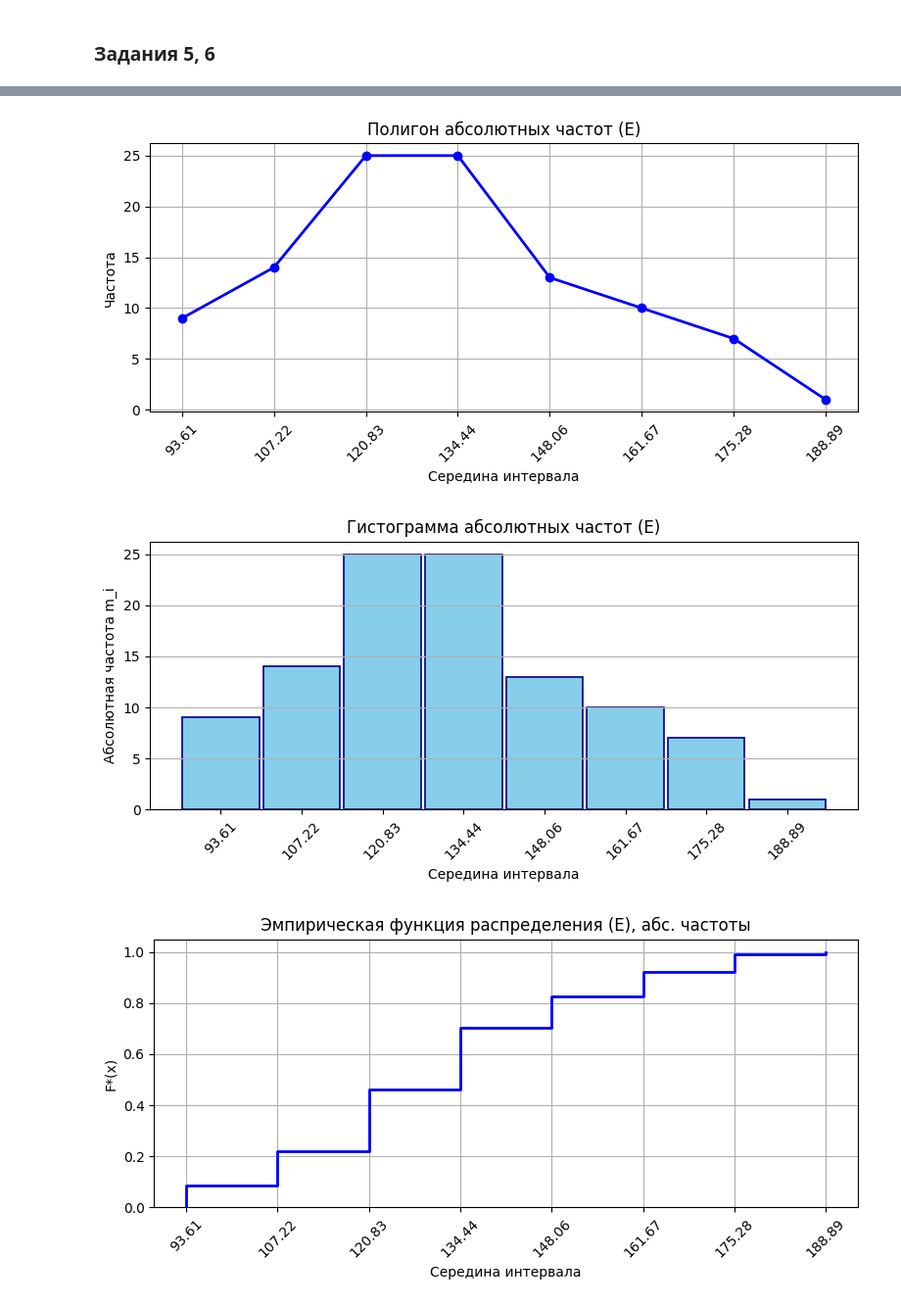
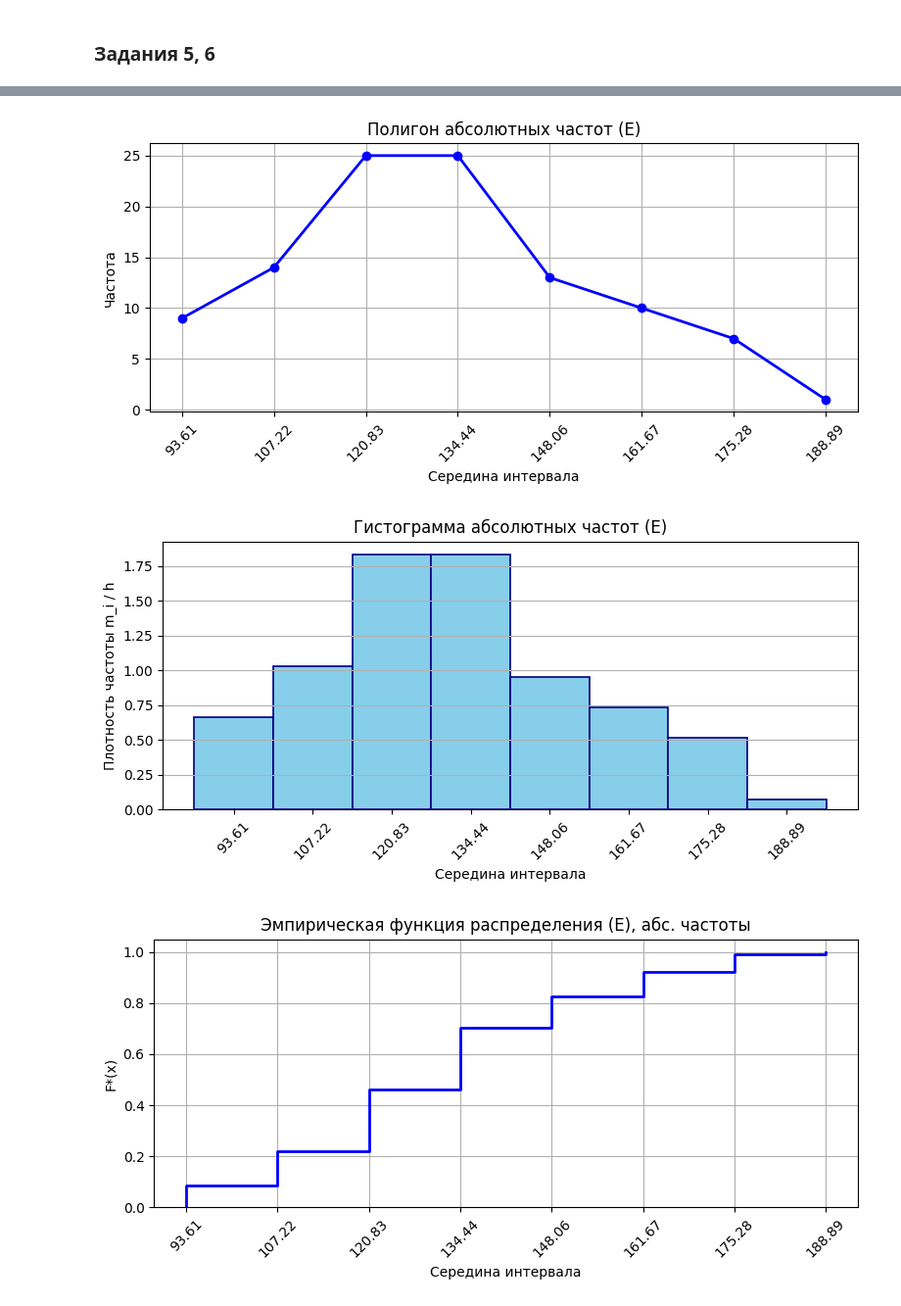
Before and after one commit to the-mvi/smedh-2026, a Jupyter notebook: 2381_Dolotov_NA_Zazulya_IA/task1.ipynb, the cells around one changed output, grey strips where cells are left out. Shown at 98% size. Drawn from its saved outputs; the diff is of its cells as text; code cells hidden in the pictures.

```diff
--- a/2381_Dolotov_NA_Zazulya_IA/task1.ipynb
+++ b/2381_Dolotov_NA_Zazulya_IA/task1.ipynb
@@ -261,8 +261,8 @@ def plot_polygon(midpoints, freqs, title):
 
 def plot_histogram(midpoints, freqs, h, title, ylabel):
     plt.figure(figsize=(8, 4))
-    plt.bar(midpoints, freqs, width=h * 0.95, color='skyblue',
-            edgecolor='navy', linewidth=1.2)
+    plt.bar(midpoints, [f / h for f in freqs], width=h, color='skyblue',
+        edgecolor='navy', linewidth=1.2)
     plt.title(title)
     plt.xlabel('Середина интервала')
     plt.ylabel(ylabel)
@@ -294,13 +294,13 @@ for col in ['nu', 'E']:
     print(f"\nПризнак: {col} - абсолютные частоты")
 
     plot_polygon(mid, fa, f'Полигон абсолютных частот ({col})')
-    plot_histogram(mid, fa, h, f'Гистограмма абсолютных частот ({col})', 'Абсолютная частота m_i')
+    plot_histogram(mid, fa, h, f'Гистограмма абсолютных частот ({col})', 'Плотность частоты m_i / h')
     plot_ecdf(mid, fa, f'Эмпирическая функция распределения ({col}), абс. частоты')
 
     print(f"\nПризнак: {col} - относительные частоты")
 
     plot_polygon(mid, fr, f'Полигон относительных частот ({col})')
-    plot_histogram(mid, fr, h, f'Гистограмма относительных частот ({col})', 'Относительная частота ~m_i')
+    plot_histogram(mid, fr, h, f'Гистограмма относительных частот ({col})', 'Плотность отн. частоты ~m_i / h')
     plot_ecdf(mid, fr, f'Эмпирическая функция распределения ({col}), отн. частоты')
 # %% [output]
 Признак: nu - абсолютные частоты
@@ -313,7 +313,7 @@ for col in ['nu', 'E']:
 [figure]
 Признак: E - абсолютные частоты
 [figure]
-[figure, old version]
+[figure, new version]
 [figure]
 ... (4 outputs left out)
 # %% [markdown]
```
Also changed, not shown: parts of 3 cells of this notebook.
